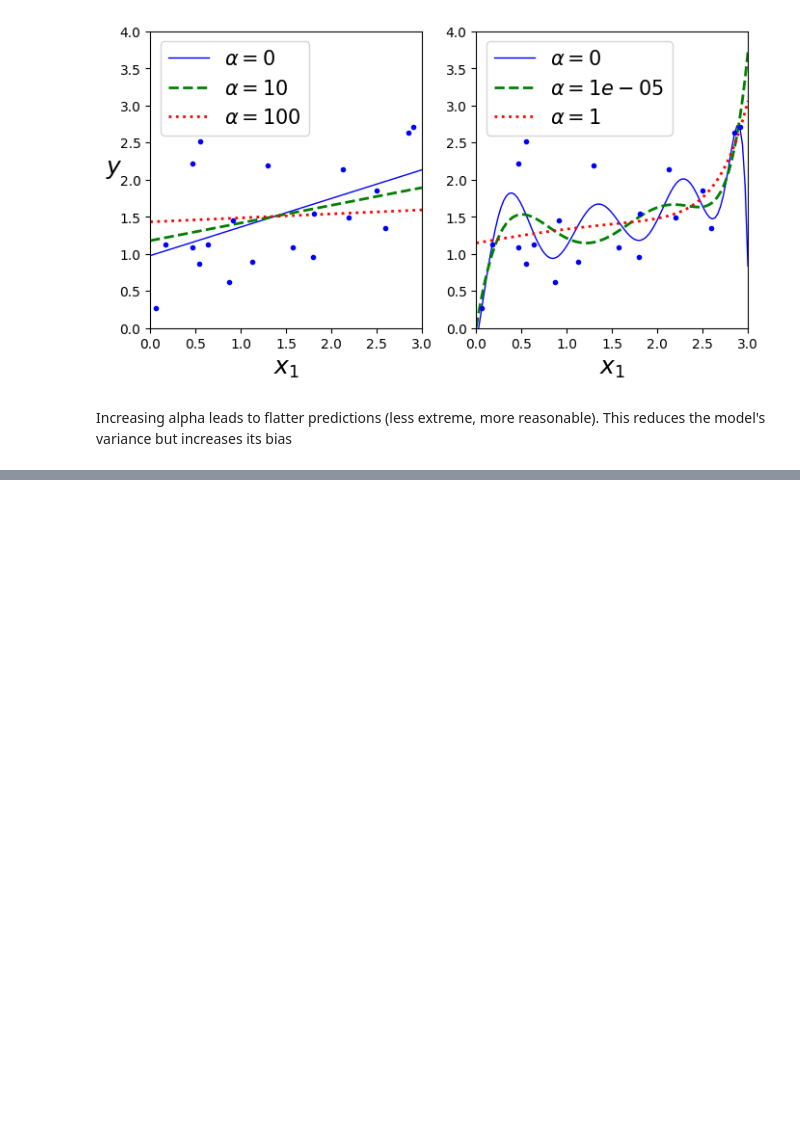
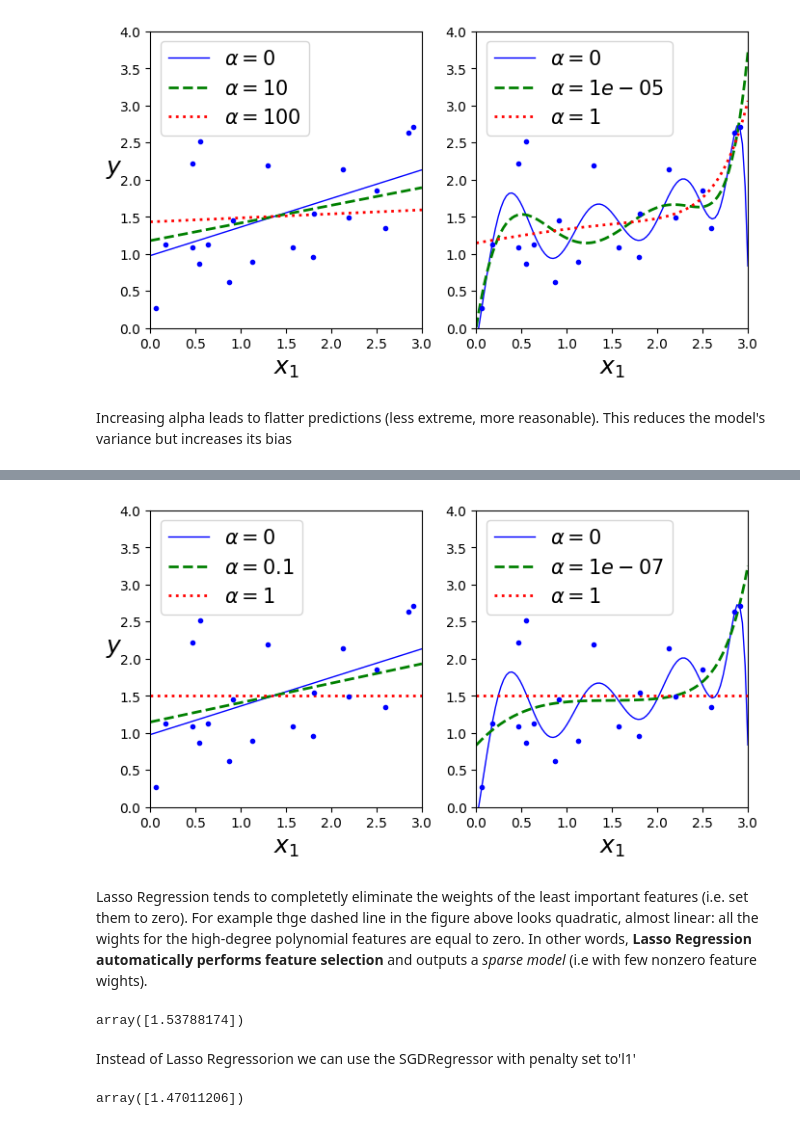
Before and after one commit to maciejolszanski/ML_basics, a Jupyter notebook: 06_Trainig_Models_exercises.ipynb, the cells around one changed output, grey strips where cells are left out. Drawn from its saved outputs; the diff is of its cells as text; code cells hidden in the pictures; blank space fills up the shorter version.

Commit message:
06: add lasso, elastic net, early stopping

```diff
--- a/06_Trainig_Models_exercises.ipynb
+++ b/06_Trainig_Models_exercises.ipynb
@@ -274,0 +279,4 @@ array([[1.5507201]])
+# %%
+sgd_reg = SGDRegressor(penalty="l2", max_iter=1000, tol=1e-3, random_state=42)
+sgd_reg.fit(X, y.ravel())
+sgd_reg.predict([[1.5]])
@@ -310,0 +326,30 @@ Increasing alpha leads to flatter predictions (less extreme, more reasonable). T
+# %%
+from sklearn.linear_model import Lasso
+
+plt.figure(figsize=(8,4))
+plt.subplot(121)
+plot_model(Lasso, polynomial=False, alphas=(0, 0.1, 1), random_state=42)
+plt.ylabel("$y$", rotation=0, fontsize=18)
+plt.subplot(122)
+plot_model(Lasso, polynomial=True, alphas=(0, 10**-7, 1), random_state=42)
+
+plt.show()
+# %% [output]
+[figure, added]
+# %% [markdown]
+Lasso Regression tends to completetly eliminate the weights of the least important features (i.e. set them to zero). For example thge dashed line in the figure above looks quadratic, almost linear: all the wights for the high-degree polynomial features are equal to zero. In other words, <B>Lasso Regression automatically performs feature selection</b> and outputs a <i>sparse model</i> (i.e with few nonzero feature wights).
+# %%
+from sklearn.linear_model import Lasso
+lasso_reg = Lasso(alpha=0.1)
+lasso_reg.fit(X, y)
+lasso_reg.predict([[1.5]])
+# %% [output]
+array([1.53788174])
+# %% [markdown]
+Instead of Lasso Regressorion we can use the SGDRegressor with penalty set to'l1'
+# %%
+sgd_reg = SGDRegressor(penalty="l1", max_iter=1000, tol=1e-3, random_state=42)
+sgd_reg.fit(X, y.ravel())
+sgd_reg.predict([[1.5]])
+# %% [output]
+array([1.47011206])
```
Also changed, not shown: parts of 12 cells of this notebook.
